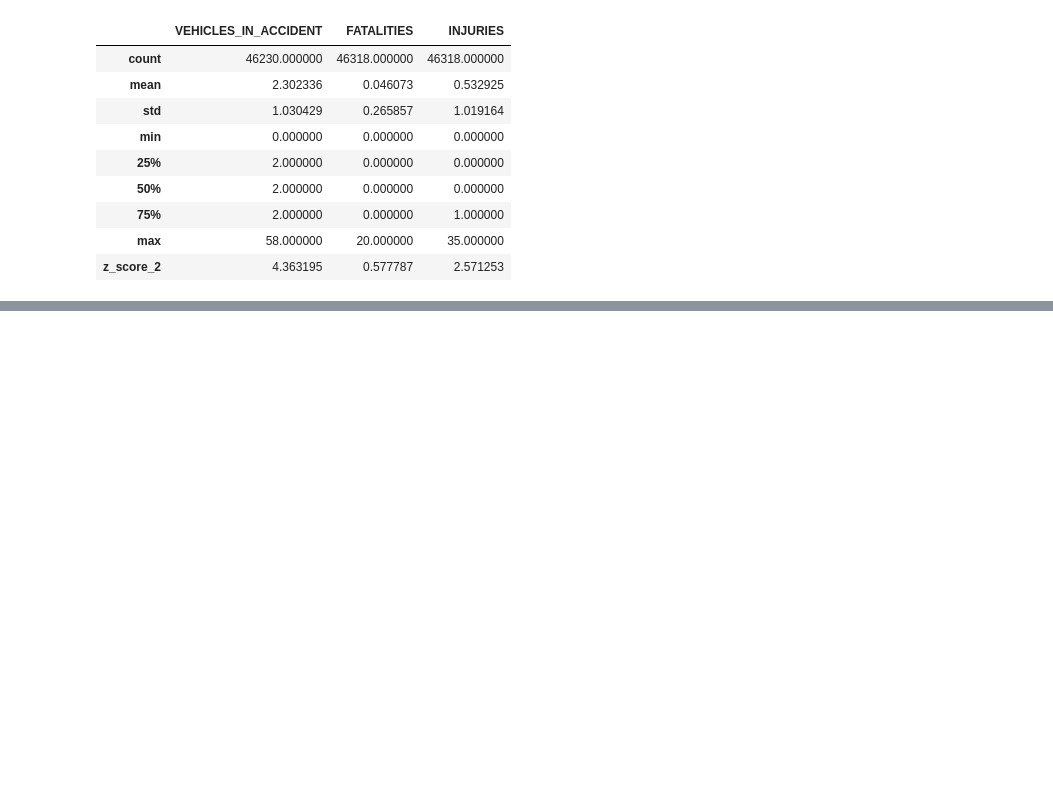
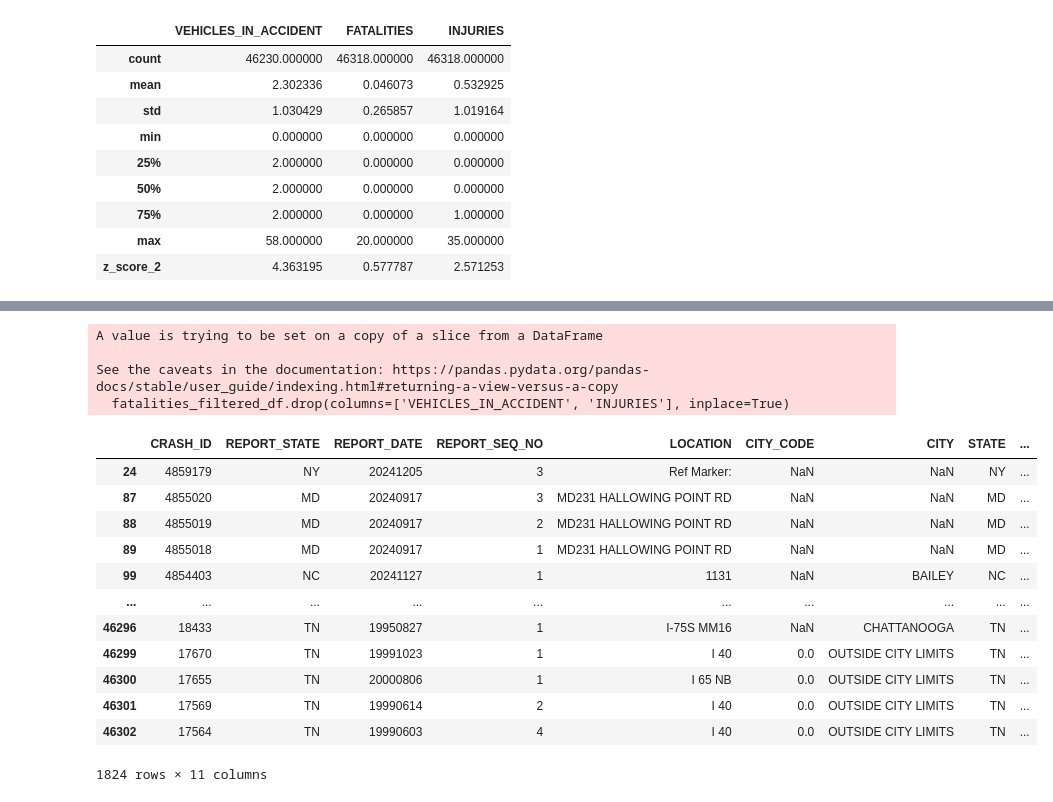
Before and after one commit to WilliamClintC/Research-Proposal-Trucks, a Jupyter notebook: Exploration/1.ipynb, the cells around one changed output, grey strips where cells are left out. Saved outputs shown, nothing was run; the diff lists cells and outputs as text; code cells hidden in the pictures; blank space fills up the shorter version.

```diff
--- a/Exploration/1.ipynb
+++ b/Exploration/1.ipynb
@@ -247,0 +182,28 @@ result_df_filtered_z2
+# %%
+county_change_df
+
+# county_change_df['change_2007+2008'] = county_change_df[['change_2007', 'change_2008']].sum(axis=1)
+# county_change_df['change_2015+2016'] = county_change_df[['change_2015', 'change_2016']].sum(axis=1)
+county_change_df.drop(columns=['change_2007', 'change_2008', 'change_2015', 'change_2016'], inplace=True)
+# county_change_df
+fatalities_filtered_df
+fatalities_filtered_df.drop(columns=['VEHICLES_IN_ACCIDENT', 'INJURIES'], inplace=True)
+fatalities_filtered_df
+# %% [output]
+A value is trying to be set on a copy of a slice from a DataFrame
+
+See the caveats in the documentation: https://pandas.pydata.org/pandas-docs/stable/user_guide/indexing.html#returning-a-view-versus-a-copy
+  fatalities_filtered_df.drop(columns=['VEHICLES_IN_ACCIDENT', 'INJURIES'], inplace=True)
+|  | CRASH_ID | REPORT_STATE | REPORT_DATE | REPORT_SEQ_NO | LOCATION | CITY_CODE | CITY | STATE | ... |
+| 24 | 4859179 | NY | 20241205 | 3 | Ref Marker: | NaN | NaN | NY | ... |
+| 87 | 4855020 | MD | 20240917 | 3 | MD231 HALLOWING POINT RD | NaN | NaN | MD | ... |
+| 88 | 4855019 | MD | 20240917 | 2 | MD231 HALLOWING POINT RD | NaN | NaN | MD | ... |
+| 89 | 4855018 | MD | 20240917 | 1 | MD231 HALLOWING POINT RD | NaN | NaN | MD | ... |
+| 99 | 4854403 | NC | 20241127 | 1 | 1131 | NaN | BAILEY | NC | ... |
+| ... | ... | ... | ... | ... | ... | ... | ... | ... | ... |
+| 46296 | 18433 | TN | 19950827 | 1 | I-75S MM16 | NaN | CHATTANOOGA | TN | ... |
+| 46299 | 17670 | TN | 19991023 | 1 | I 40 | 0.0 | OUTSIDE CITY LIMITS | TN | ... |
+| 46300 | 17655 | TN | 20000806 | 1 | I 65 NB | 0.0 | OUTSIDE CITY LIMITS | TN | ... |
+| 46301 | 17569 | TN | 19990614 | 2 | I 40 | 0.0 | OUTSIDE CITY LIMITS | TN | ... |
+| 46302 | 17564 | TN | 19990603 | 4 | I 40 | 0.0 | OUTSIDE CITY LIMITS | TN | ... |
+1824 rows × 11 columns
```
Also changed, not shown: parts of 15 cells of this notebook.
